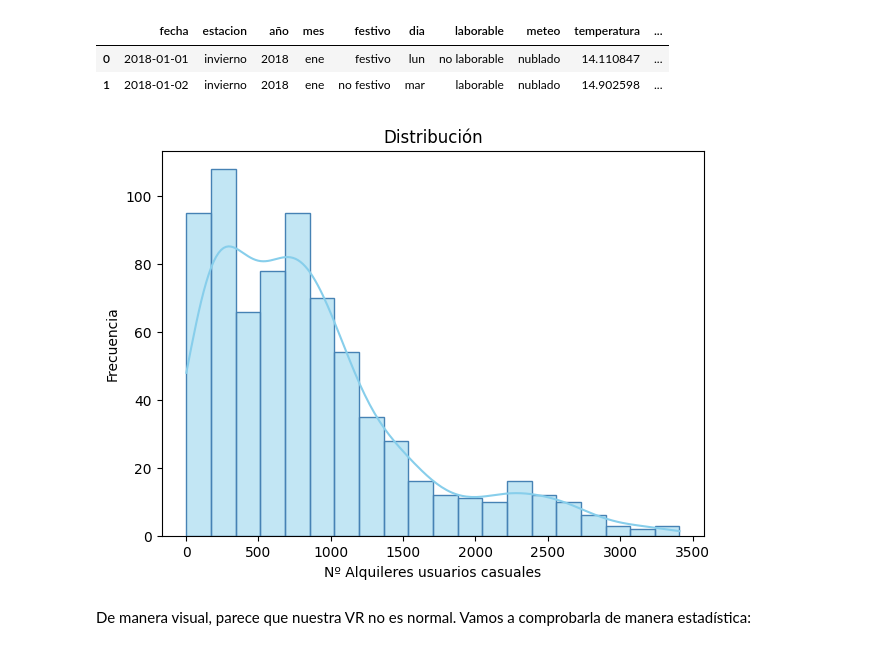
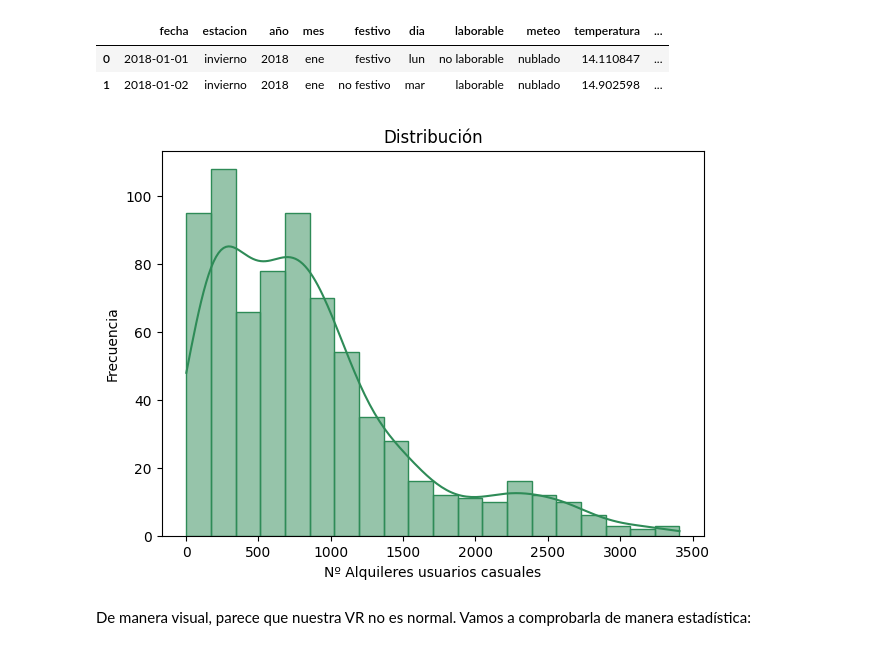
Before and after one commit to GriselleAlanis/project-da-promoE-module3-team1, a Jupyter notebook: Modelo_2_casuales/Asunciones_casu.ipynb, the cells around one changed output. Drawn from its saved outputs; the diff is of its cells as text; code cells hidden in the pictures.

```diff
--- a/Modelo_2_casuales/Asunciones_casu.ipynb
+++ b/Modelo_2_casuales/Asunciones_casu.ipynb
@@ -34,15 +34,15 @@ df.head(2)
 # %%
 # Vamos a comprobar la distribución de la VR (para comprobar la normalidad de manera visual):
 
 plt.figure(figsize=(7, 5))
 
-sns.histplot(df["usu_casuales"], bins=20, color="skyblue", edgecolor="steelblue", kde=True)
+sns.histplot(df["usu_casuales"], bins=20, color="seagreen", edgecolor="seagreen", kde=True)
 
 plt.title("Distribución")
 plt.xlabel("Nº Alquileres usuarios casuales")
 plt.ylabel("Frecuencia");
 # %% [output]
-[figure, old version]
+[figure, new version]
 # %% [markdown]
 De manera visual, parece que nuestra VR no es normal. Vamos a comprobarla de manera estadística:
 # %%
```
Also changed, not shown: parts of 1 cell of this notebook, 3 other files.
